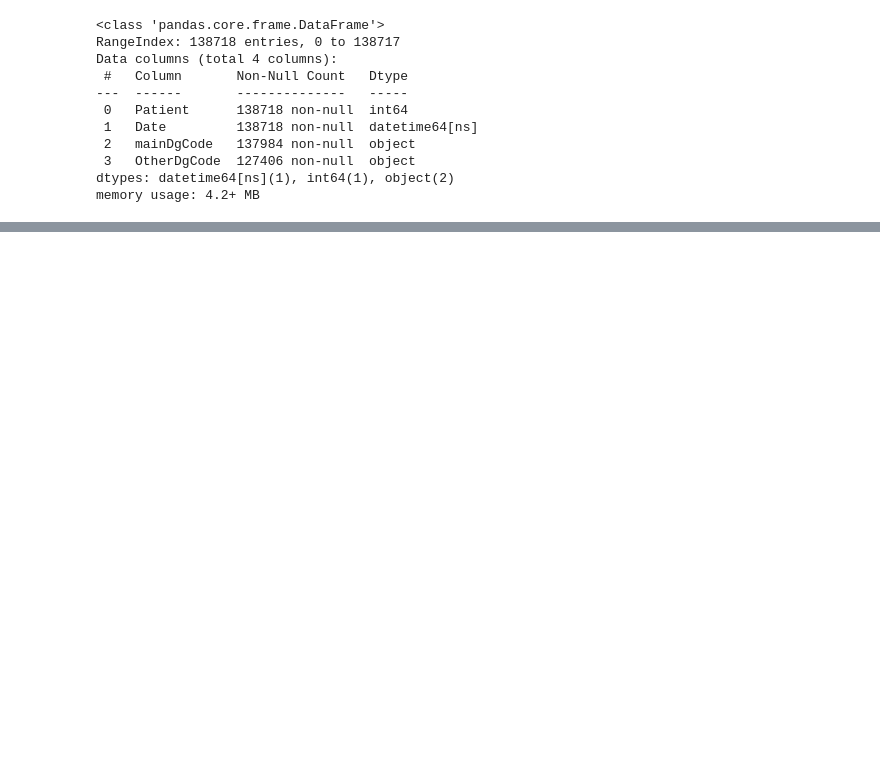
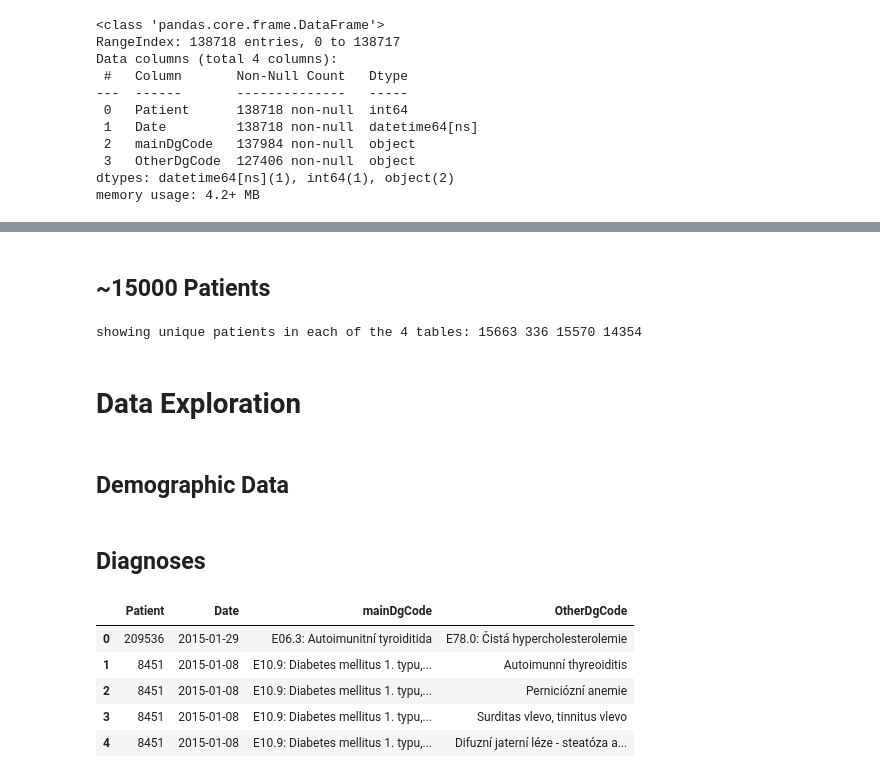
Before and after one commit to bsenst/LoopOfHenle, a Jupyter notebook: DataExploration.ipynb, the cells around one changed output, grey strips where cells are left out. Cells and saved outputs as stored; diff of their text form; code cells hidden in the pictures; blank space fills up the shorter version.

```diff
--- a/DataExploration.ipynb
+++ b/DataExploration.ipynb
@@ -58,0 +86,22 @@ print(lab.Patient.unique()[:10])
+# %% [markdown]
+## ~15000 Patients
+# %%
+print("showing unique patients in each of the 4 tables:", end=" ")
+print(dgs.Patient.nunique(), lab.Patient.nunique(), demogr.Patient.nunique(), demogr2.Patient.nunique())
+# %% [output]
+showing unique patients in each of the 4 tables: 15663 336 15570 14354
+# %% [markdown]
+# Data Exploration
+# %% [markdown]
+## Demographic Data
+# %% [markdown]
+## Diagnoses
+# %%
+dgs.head()
+# %% [output]
+|  | Patient | Date | mainDgCode | OtherDgCode |
+| 0 | 209536 | 2015-01-29 | E06.3: Autoimunitní tyroiditida | E78.0: Čistá hypercholesterolemie |
+| 1 | 8451 | 2015-01-08 | E10.9: Diabetes mellitus 1. typu,... | Autoimunní thyreoiditis |
+| 2 | 8451 | 2015-01-08 | E10.9: Diabetes mellitus 1. typu,... | Perniciózní anemie |
+| 3 | 8451 | 2015-01-08 | E10.9: Diabetes mellitus 1. typu,... | Surditas vlevo, tinnitus vlevo |
+| 4 | 8451 | 2015-01-08 | E10.9: Diabetes mellitus 1. typu,... | Difuzní jaterní léze - steatóza a... |
```
Also changed, not shown: parts of 30 cells of this notebook.
